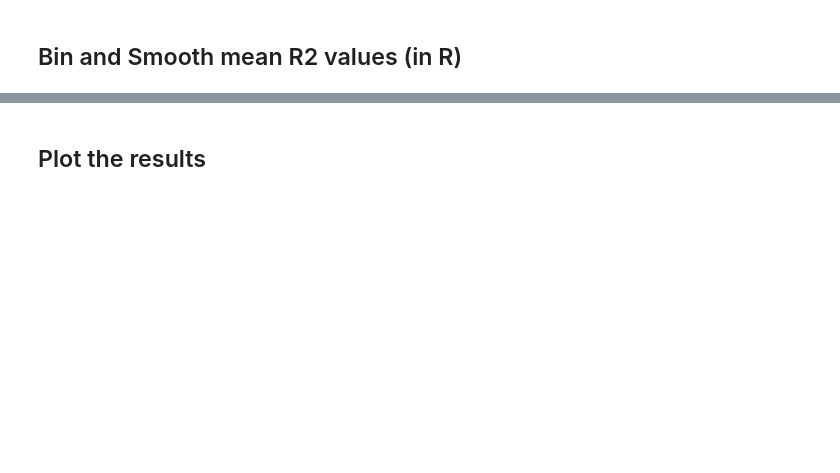
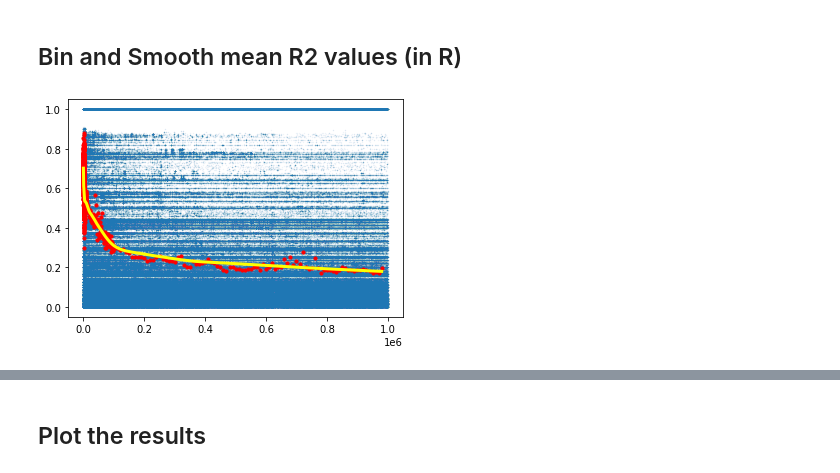
Before and after one commit to nealplatt/sch_man_nwinvasion, a Jupyter notebook: notebooks/linkage_disequilibrium.ipynb, the cells around one changed output, grey strips where cells are left out. Drawn from its saved outputs; the diff is of its cells as text; code cells hidden in the pictures; blank space fills up the shorter version.

Commit message:
exploring ld data

```diff
--- a/notebooks/linkage_disequilibrium.ipynb
+++ b/notebooks/linkage_disequilibrium.ipynb
@@ -121,0 +185,24 @@ for pop in ["senegal", "niger", "brazil", "tanzania"]:
+# %%
+n, bin_edges, binnumber=stats.binned_statistic(dists["niger"], r2s["niger"], statistic='mean', bins=bins)
+
+plt.scatter(dists["niger"], r2s["niger"], s=0.1, alpha=0.1, label="raw data")
+plt.scatter(df["distance_bin"], df["niger"], s=10, c="red", label="mean-binned")
+
+    #smooth
+l=lowess(df["niger"], df["distance_bin"], frac=0.05)
+xl=l[:,0]
+yl=l[:,1]
+#plt.plot(xl, yl, label="Loess smoothed", linewidth=3, c='yellow')
+
+l=lowess(df["niger"], df["distance_bin"], frac=0.5)
+xl=l[:,0]
+yl=l[:,1]
+plt.plot(xl, yl, label="Loess smoothed", linewidth=3, c='yellow')
+
+#plt.xlim(0,1_000)
+
+#plt.legend()
+plt.show()
+plt.close()
+# %% [output]
+[figure, added]
```
Also changed, not shown: parts of 35 cells of this notebook.
